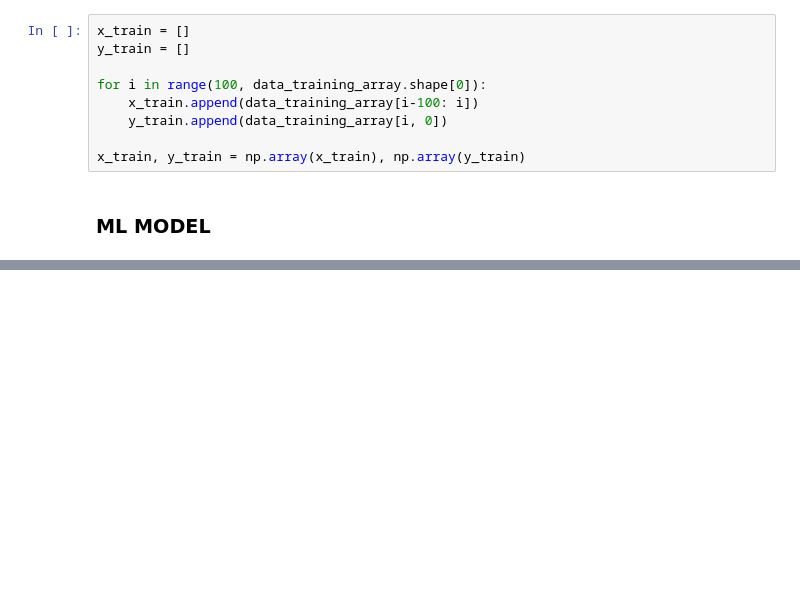
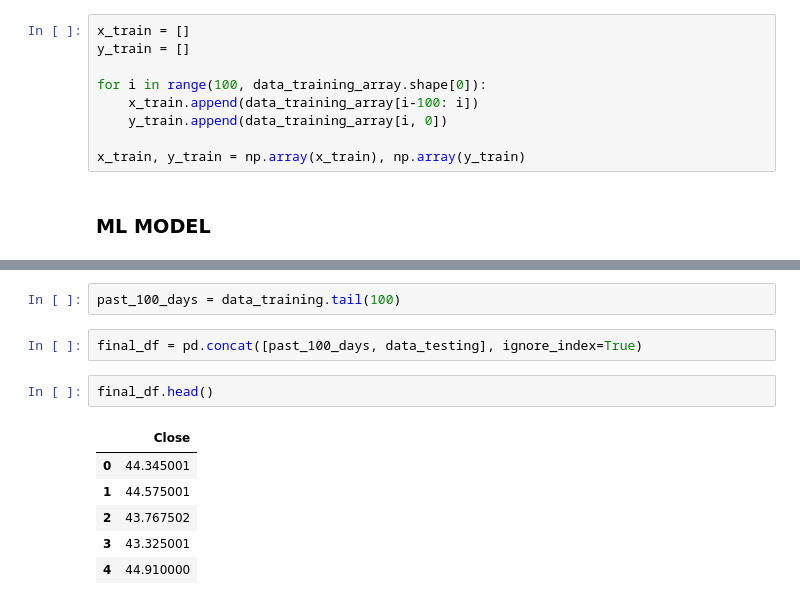
Before and after one commit to pulkitsujaan/StockMarketPredictionWebApp, a Jupyter notebook: StockMarketPrediction-WebApp.ipynb, the cells around one changed output, grey strips where cells are left out. Drawn from its saved outputs; the diff is of its cells as text; blank space fills up the shorter version.

```diff
--- a/StockMarketPrediction-WebApp.ipynb
+++ b/StockMarketPrediction-WebApp.ipynb
@@ -183,0 +260,13 @@ ImportError: DLL load failed while importing _pywrap_tf2: A dynamic link library
+# %%
+past_100_days = data_training.tail(100)
+# %%
+final_df = pd.concat([past_100_days, data_testing], ignore_index=True)
+# %%
+final_df.head()
+# %% [output]
+|  | Close |
+| 0 | 44.345001 |
+| 1 | 44.575001 |
+| 2 | 43.767502 |
+| 3 | 43.325001 |
+| 4 | 44.910000 |
```
Also changed, not shown: parts of 19 cells of this notebook, 2 other files.
